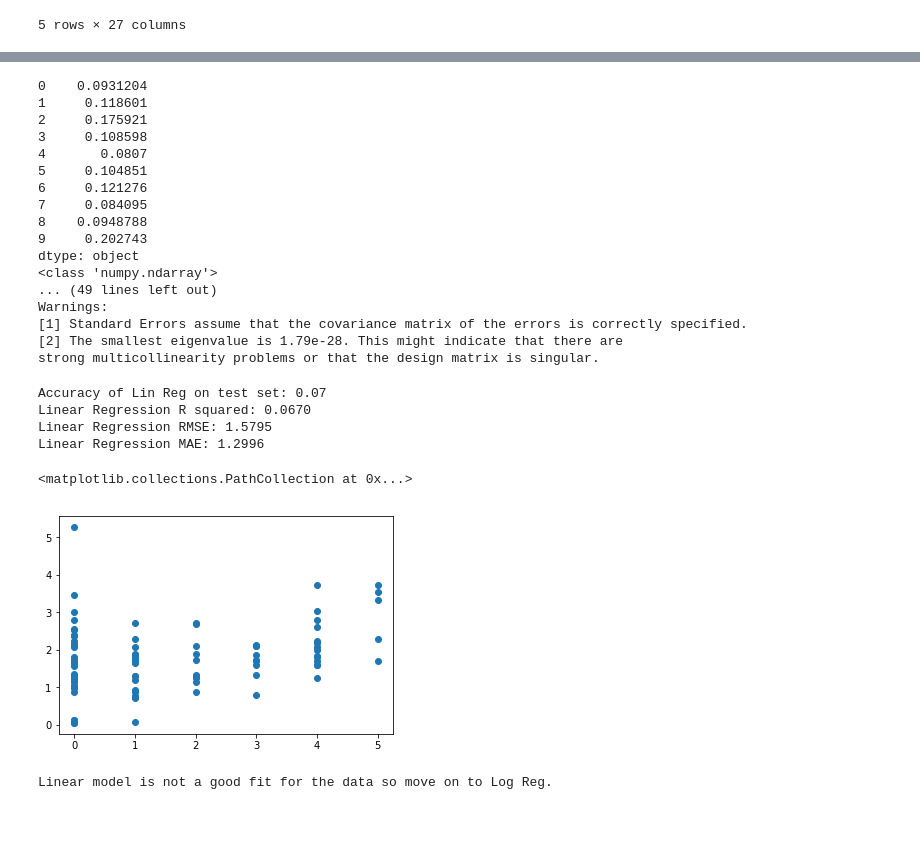
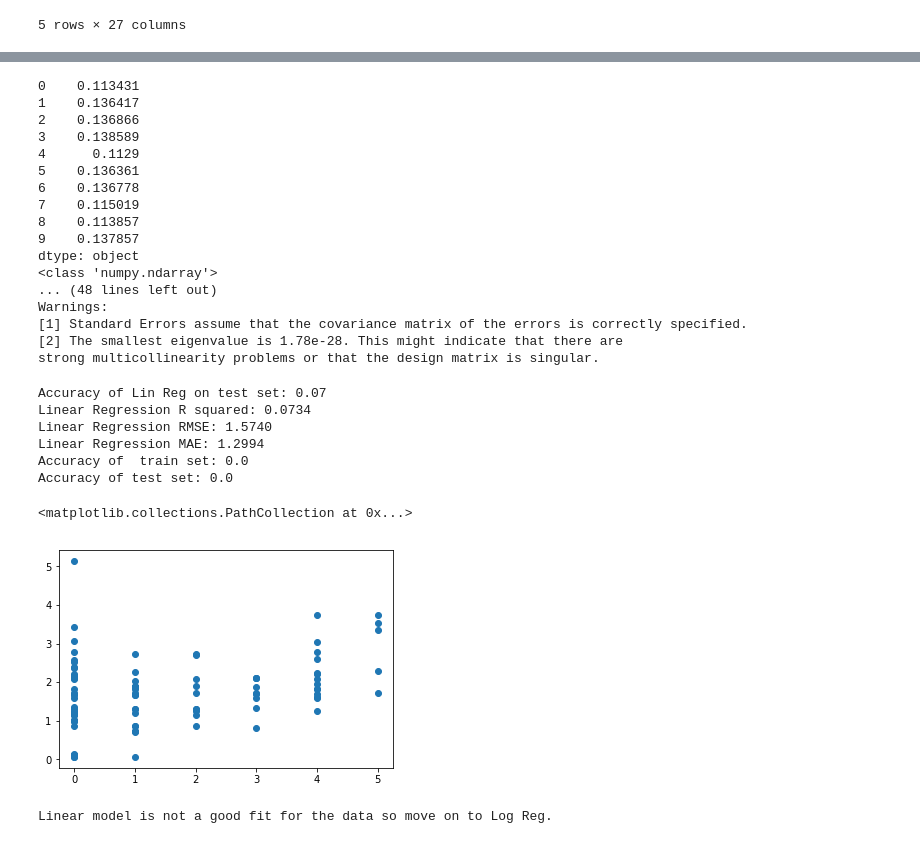
Before and after one commit to addiwei/Springboard, a Jupyter notebook: Capstone1/Youtube_3_Numeric_Modeling.ipynb, the cells around one changed output, grey strips where cells are left out. Drawn from its saved outputs; the diff is of its cells as text; code cells hidden in the pictures.

```diff
--- a/Capstone1/Youtube_3_Numeric_Modeling.ipynb
+++ b/Capstone1/Youtube_3_Numeric_Modeling.ipynb
@@ -48,16 +47,17 @@ title                        989 non-null object
 4          23.0      718.0          1.0        0       0
 # %%
 #Scale all of the count data
+from sklearn.preprocessing import label_binarize
 
 minmax_scale = preprocessing.MinMaxScaler().fit(df[['commentCount','dislikeCount','likeCount']])
 
 X = pd.DataFrame(minmax_scale.transform(df[['commentCount','dislikeCount','likeCount']]))
 print(X.shape)
-Y = df['target']
+y = df['target']
+
 
 n = pd.get_dummies(df[['search_word','contentDetails.definition','contentDetails.caption']])
 
 # X = pd.concat([X, n], axis=1)
-print(X.shape)
 print(X.head())
 # %% [output]
@@ -97,7 +96,7 @@ X.head()
 | 4 | 0.000104011 | 0.00013981 | 0.000127686 | False | 1 | 0 | 0 | 0 | 0 | 0 | ... | ... |
 5 rows × 27 columns
 # %%
-X_train, X_test, y_train, y_test = train_test_split(X, Y, train_size=.9, random_state=0)
+X_train, X_test, y_train, y_test = train_test_split(X, y, train_size=.9, random_state=0)
 
 X_train.info()
 # %% [output]
@@ -132,47 +131,50 @@ print('Accuracy: ' + str(np.mean(y_pred.values == y_test.values)))
 print_model = model.summary()
 print(print_model)
 # %% [output]
-0    0.0931204
-1     0.118601
-2     0.175921
-3     0.108598
-4       0.0807
-5     0.104851
-6     0.121276
-7     0.084095
-8    0.0948788
-9     0.202743
+0    0.113431
+1    0.136417
+2    0.136866
+3    0.138589
+4      0.1129
+5    0.136361
+6    0.136778
+7    0.115019
+8    0.113857
+9    0.137857
 dtype: object
 <class 'numpy.ndarray'>
-... (49 lines left out)
+... (48 lines left out)
 Warnings:
 [1] Standard Errors assume that the covariance matrix of the errors is correctly specified.
-[2] The smallest eigenvalue is 1.79e-28. This might indicate that there are
+[2] The smallest eigenvalue is 1.78e-28. This might indicate that there are
 strong multicollinearity problems or that the design matrix is singular.
 # %%
 regressor = LinearRegression()
 regressor.fit(X_train, y_train)
 
 y_pred = regressor.predict(X_test)
+train_predicted = regressor.predict(X_train)
 
 print('Accuracy of Lin Reg on test set: {:.2f}'.format(regressor.score(X_test, y_test)))
 print('Linear Regression R squared: %.4f' % regressor.score(X_test, y_test))
-
 lin_mse = mean_squared_error(y_pred, y_test)
 lin_rmse = np.sqrt(lin_mse)
 print('Linear Regression RMSE: %.4f' % lin_rmse)
 
 lin_mae = mean_absolute_error(y_pred, y_test)
 print('Linear Regression MAE: %.4f' % lin_mae)
-
+print('Accuracy of  train set: ' + str(np.mean(train_predicted == y_train)))
+print('Accuracy of test set: ' + str(np.mean(y_pred == y_test)))
 plt.scatter(y_test,y_pred)
 # %% [output]
 Accuracy of Lin Reg on test set: 0.07
-Linear Regression R squared: 0.0670
-Linear Regression RMSE: 1.5795
-Linear Regression MAE: 1.2996
+Linear Regression R squared: 0.0734
+Linear Regression RMSE: 1.5740
+Linear Regression MAE: 1.2994
+Accuracy of  train set: 0.0
+Accuracy of test set: 0.0
 <matplotlib.collections.PathCollection at 0x...>
-[figure, old version]
+[figure, new version]
 # %%
 print('Linear model is not a good fit for the data so move on to Log Reg.')
 # %% [output]
```
Also changed, not shown: parts of 28 cells of this notebook, 4 other files.
